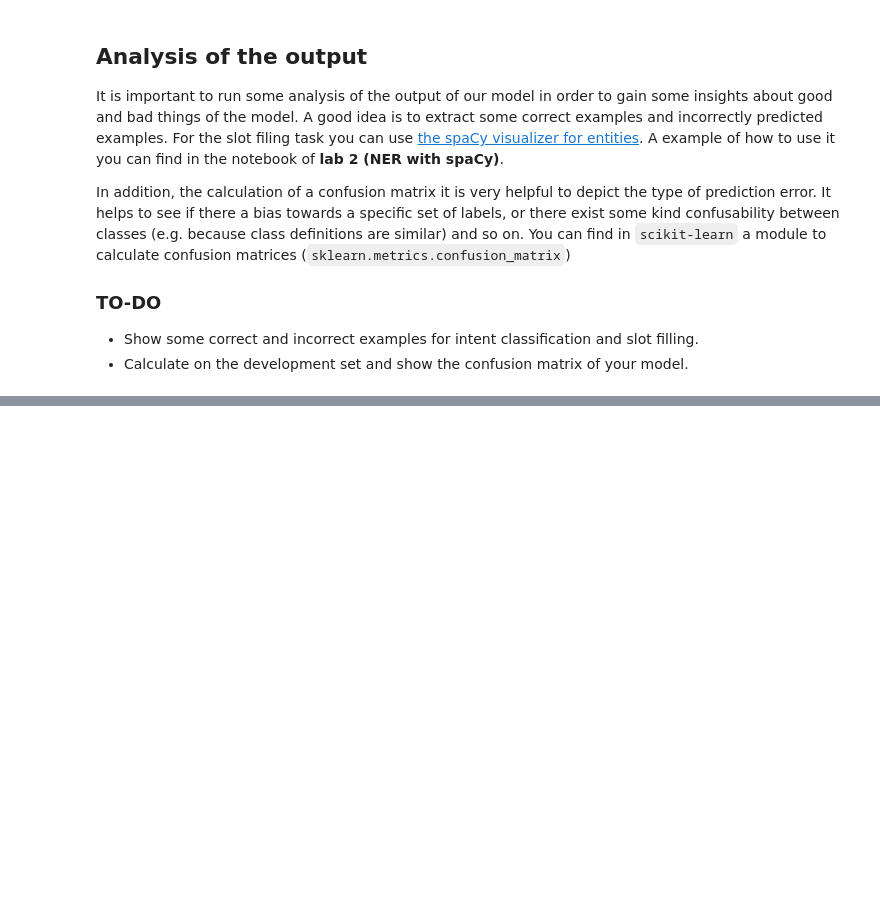
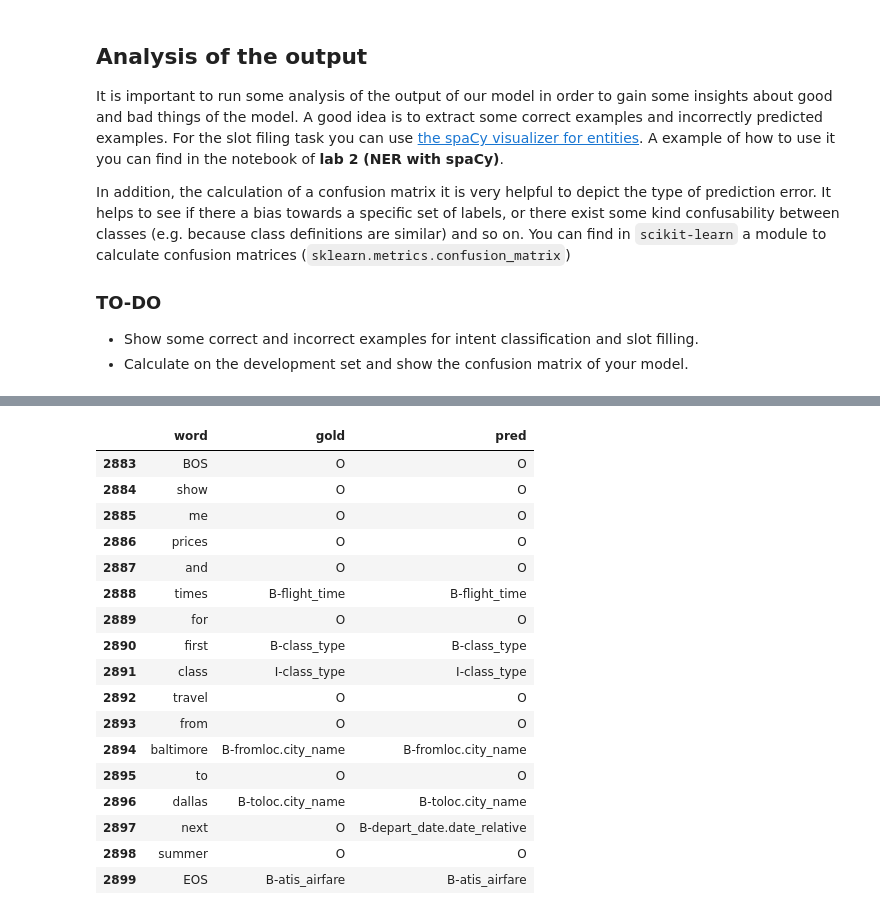
Before and after one commit to juletx/nlp-applications-2, a Jupyter notebook: assignments/assignment1.intent-slot-identification.ipynb, the cells around one changed output, grey strips where cells are left out. Saved outputs shown, nothing was run; the diff lists cells and outputs as text; code cells hidden in the pictures; blank space fills up the shorter version.

```diff
--- a/assignments/assignment1.intent-slot-identification.ipynb
+++ b/assignments/assignment1.intent-slot-identification.ipynb
@@ -680,0 +728,4 @@ plot_confusion_matrix(cm, labels)
+# %%
+import pandas as pd
+df_dev = pd.read_csv("../resources/flair-intent-slot/dev.tsv", delimiter=" ", header=None, names=["word", "gold", "pred"])
+df_dev
@@ -680,0 +803,22 @@ plot_confusion_matrix(cm, labels)
+# %%
+# incorrect example slot 2897
+df_dev[2883:2900]
+# %% [output]
+|  | word | gold | pred |
+| 2883 | BOS | O | O |
+| 2884 | show | O | O |
+| 2885 | me | O | O |
+| 2886 | prices | O | O |
+| 2887 | and | O | O |
+| 2888 | times | B-flight_time | B-flight_time |
+| 2889 | for | O | O |
+| 2890 | first | B-class_type | B-class_type |
+| 2891 | class | I-class_type | I-class_type |
+| 2892 | travel | O | O |
+| 2893 | from | O | O |
+| 2894 | baltimore | B-fromloc.city_name | B-fromloc.city_name |
+| 2895 | to | O | O |
+| 2896 | dallas | B-toloc.city_name | B-toloc.city_name |
+| 2897 | next | O | B-depart_date.date_relative |
+| 2898 | summer | O | O |
+| 2899 | EOS | B-atis_airfare | B-atis_airfare |
```
Also changed, not shown: parts of 45 cells of this notebook.
